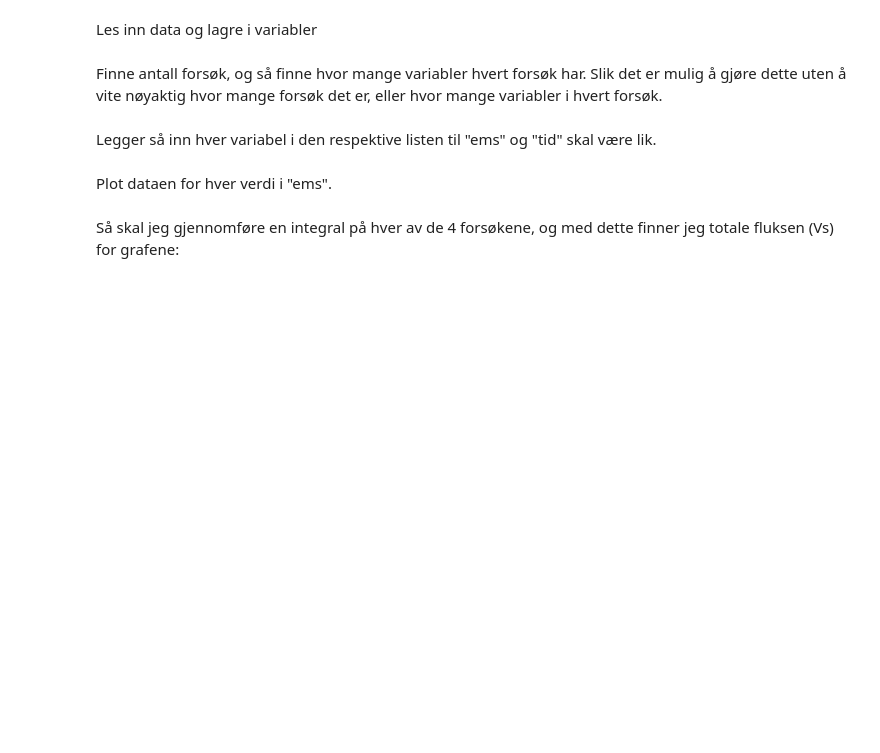
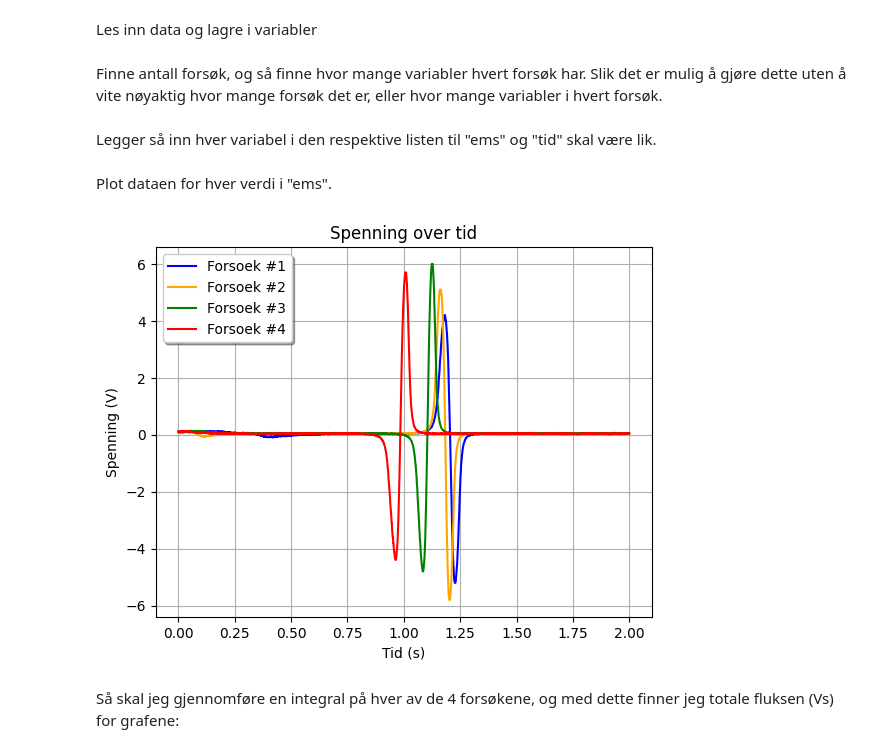
Before and after one commit to TheOriginalCER06/R1-Kodeprosjekt, a Jupyter notebook: main.ipynb, the cells around one changed output. Cells and saved outputs as stored; diff of their text form; code cells hidden in the pictures; blank space fills up the shorter version.

```diff
--- a/main.ipynb
+++ b/main.ipynb
@@ -8,15 +8,17 @@ Initialisere variabler som skal benyttes senere
 # %%
 tid = []
 ems = []
+eksponent = 1e5
 # %% [markdown]
 Lager en funksjon som plotter en plot, slik jeg vil den skal plottes, så sparer jeg tid hver gang jeg skal plotte noe.
 # %%
+farger = ["b","orange","g","r"]
 def do_plot(x_label, y_label, title):
     plt.grid()
     plt.xlabel(x_label)
     plt.ylabel(y_label)
     plt.title(title)
-    legend = plt.legend(loc='upper right', shadow=True)
+    legend = plt.legend(loc='upper left', shadow=True)
     plt.show()
 # %% [markdown]
 Les inn data og lagre i variabler
@@ -31,7 +33,7 @@ lables = lines[0].strip().split(",")
 sublables = lines[1].strip().split(",")
 lables = list(dict.fromkeys(lables))
 valsPerRun = int(len(sublables)/len(lables))
-voltageIndex = sublables.index("Voltage (V)")
+voltageIndex = sublables.index("Spenning (V)") #Denne er hardkoded!
 
 #legge til antall lister for antall forsøk
 for i in range(len(lables)):
@@ -43,17 +45,18 @@ for row in lines[2:]:
     row = row.strip().split(",")
     tid.append(float(row[1]))
     for i in range(len(lables)):
-        ems[i].append(float(row[i*valsPerRun + voltageIndex])*1e5) #her har jeg ganget med 10^5 for å få det til noe som er lettere å lese av imens jeg jobber med dette.
+        ems[i].append(float(row[i*valsPerRun + voltageIndex])* eksponent) #her har jeg ganget med 10^5 for å få det til noe som er lettere å lese av imens jeg jobber med dette.
 # %% [markdown]
 Plot dataen for hver verdi i "ems".
 # %%
 for i in range(len(ems)):
-    plt.plot(tid, ems[i], label=lables[i])
-
+    plt.plot(tid, ems[i], label=lables[i], color=farger[i])
 do_plot("Tid (s)", "Spenning (V)", "Spenning over tid")
 
-plt.plot(tid, ems[0], label=lables[0]) #dette bare for testing
-do_plot("Tid (s)", "Spenning (V)", "Spenning over tid")
+# plt.plot(tid, ems[0], label=lables[0]) #dette bare for testing
+# do_plot("Tid (s)", "Spenning (V)", "Spenning over tid")
+# %% [output]
+[figure, added]
 # %% [markdown]
 Så skal jeg gjennomføre en integral på hver av de 4 forsøkene, og med dette finner jeg totale fluksen (Vs) for grafene:
 # %%
```
Also changed, not shown: parts of 7 cells of this notebook, 1 other file.
